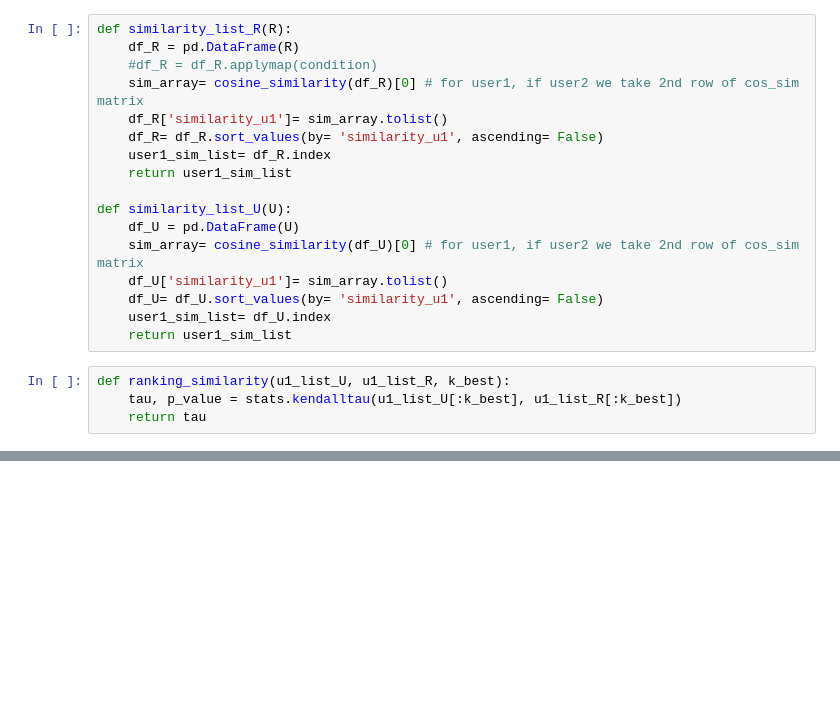
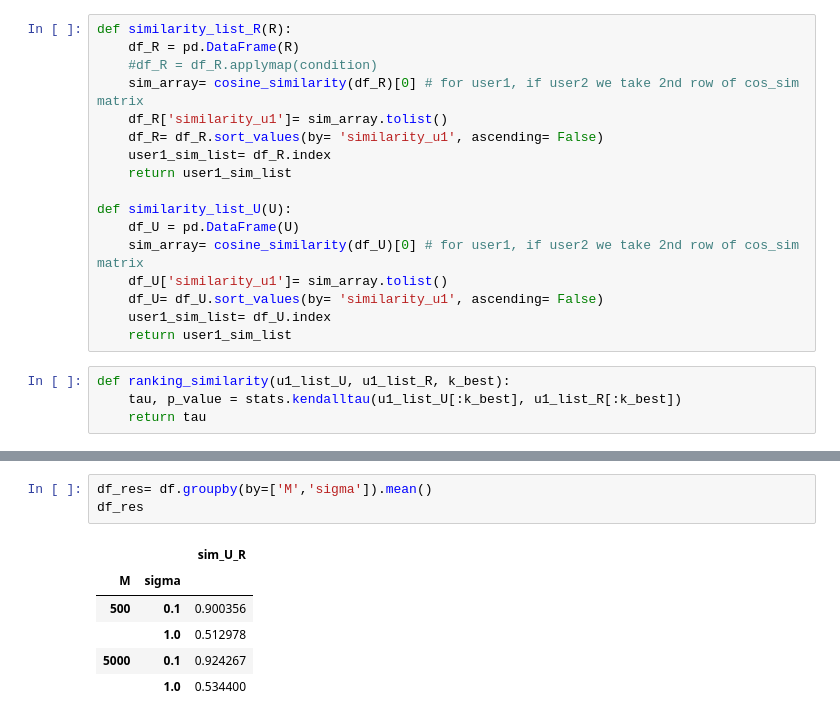
Before and after one commit to EmnaMaghrebi/RecSys, a Jupyter notebook: similarity_function.ipynb, the cells around one changed output, grey strips where cells are left out. Drawn from its saved outputs; the diff is of its cells as text; blank space fills up the shorter version.

```diff
--- a/similarity_function.ipynb
+++ b/similarity_function.ipynb
@@ -85,0 +96,10 @@ df
+# %%
+df_res= df.groupby(by=['M','sigma']).mean()
+df_res
+# %% [output]
+|  |  | sim_U_R |
+| M | sigma |  |
+| 500 | 0.1 | 0.900356 |
+|  | 1.0 | 0.512978 |
+| 5000 | 0.1 | 0.924267 |
+|  | 1.0 | 0.534400 |
```
Also changed, not shown: parts of 3 cells of this notebook.
